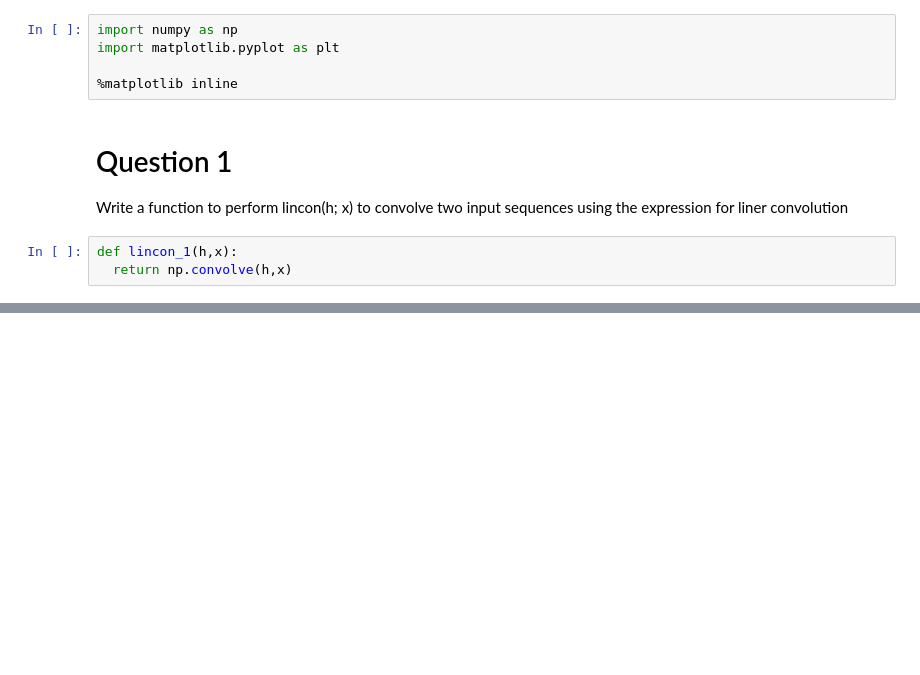
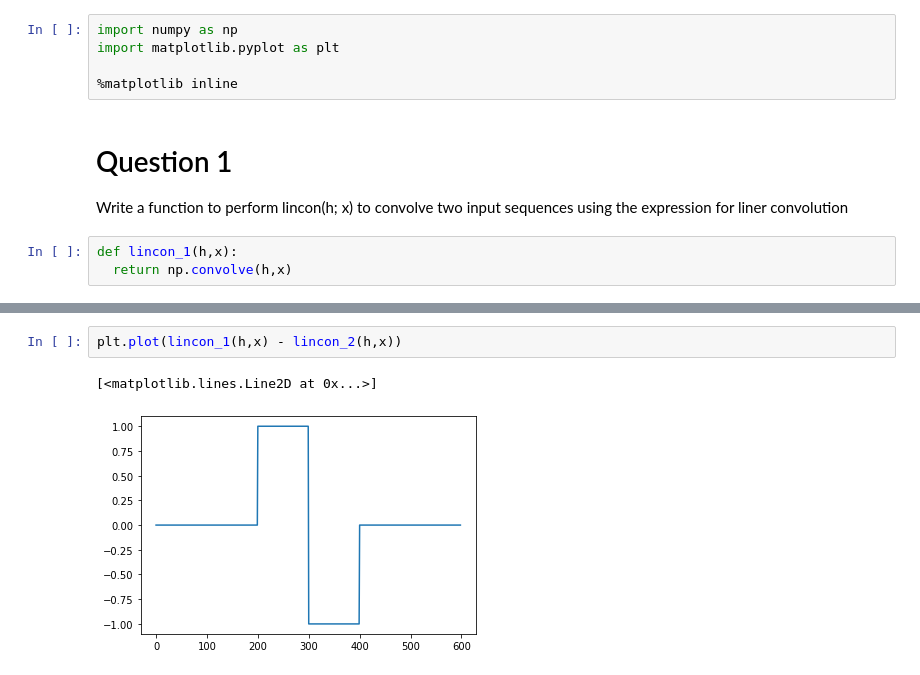
Before and after one commit to Bhavnicksm/dsp_lab_notebooks, a Jupyter notebook: EE333_Lab_2.ipynb, the cells around one changed output, grey strips where cells are left out. Drawn from its saved outputs; the diff is of its cells as text; blank space fills up the shorter version.

```diff
--- a/EE333_Lab_2.ipynb
+++ b/EE333_Lab_2.ipynb
@@ -38,3 +38,8 @@ plt.plot(lincon_1(h,x))
+# %%
+plt.plot(lincon_1(h,x) - lincon_2(h,x))
+# %% [output]
+[<matplotlib.lines.Line2D at 0x...>]
+[figure, added]
 # %%
 h = np.pad(np.ones(100),(100,100))
 x = np.pad(np.ones(100),(100,100))
```
Also changed, not shown: parts of 3 cells of this notebook.
